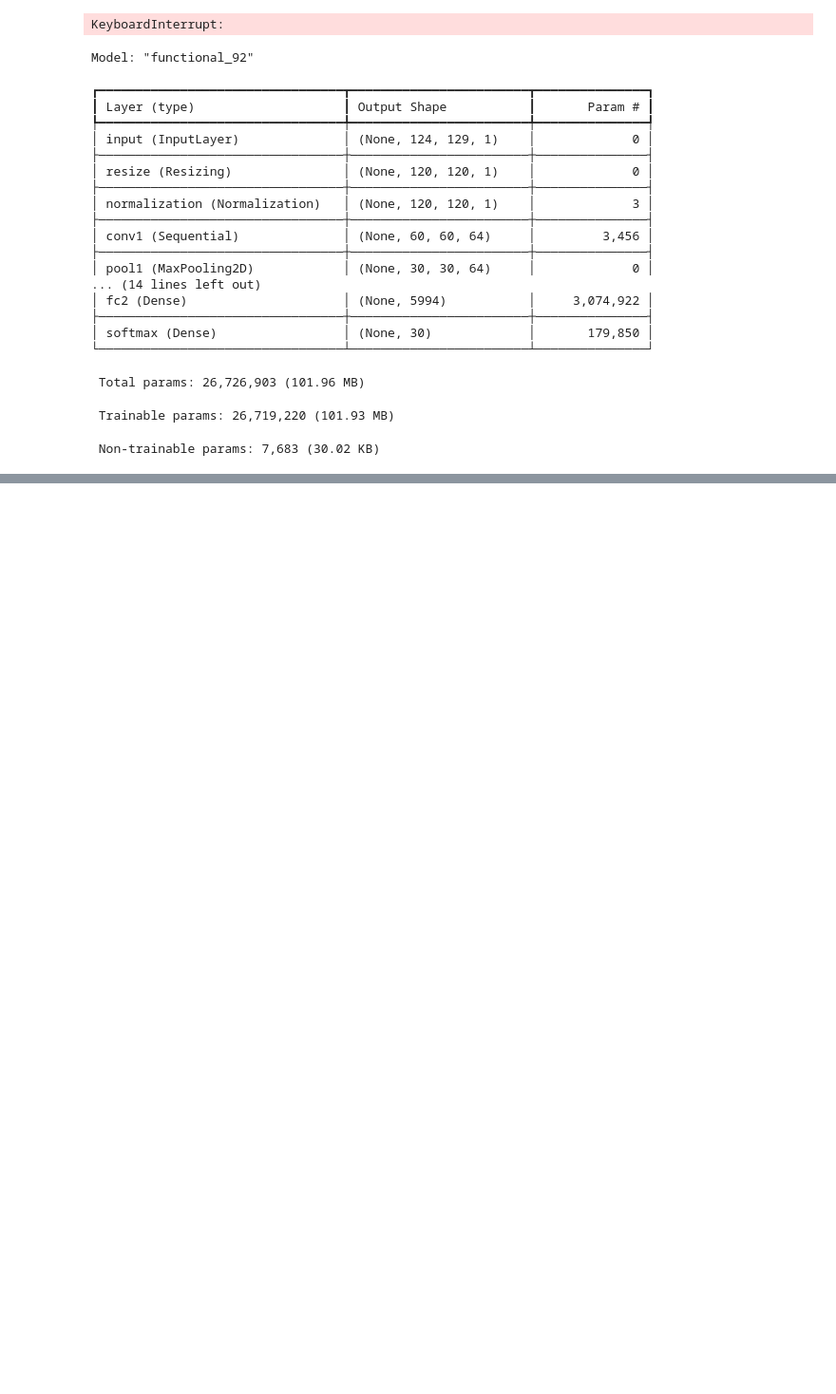
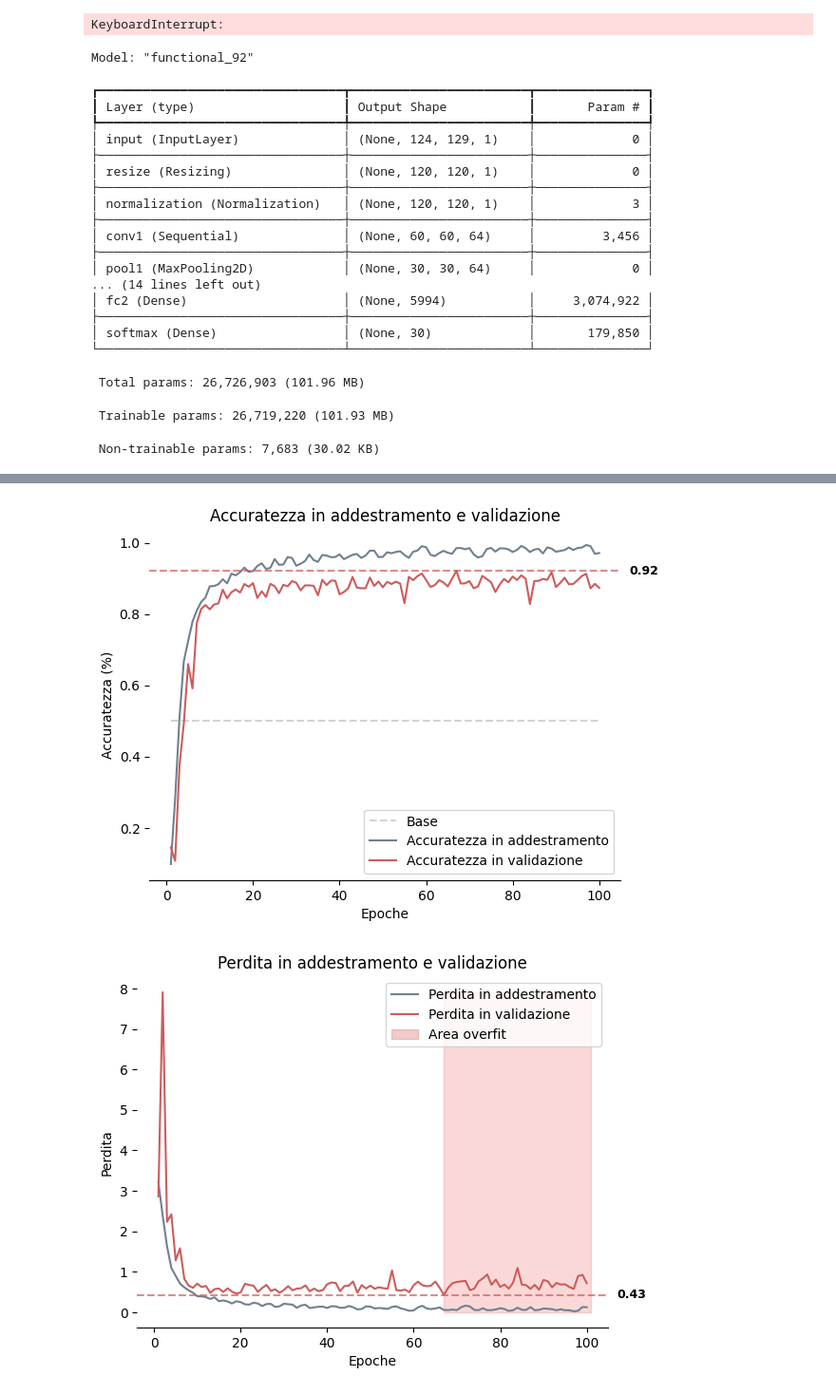
Before and after one commit to HiImGabry/speech-recognition-representation-unica-dl, a Jupyter notebook: Modello_convolutivo_complesso.ipynb, the cells around one changed output, grey strips where cells are left out. Shown at 95% size. Saved outputs shown, nothing was run; the diff lists cells and outputs as text; code cells hidden in the pictures; blank space fills up the shorter version.

```diff
--- a/Modello_convolutivo_complesso.ipynb
+++ b/Modello_convolutivo_complesso.ipynb
@@ -384,15 +402,15 @@ class VoxProfunda():
         avg_pooling = tf.keras.layers.GlobalAveragePooling2D(name="pool_time")(fc1)
 
         # fc2
-        fc2 = layers.Dense(5994, activation="relu", name="fc2")(avg_pooling)
+        fc2 = tf.keras.layers.Dense(5994, activation="relu", name="fc2")(avg_pooling)
 
         # softmax
-        outputs = layers.Dense(30, activation="softmax", name="softmax")(fc2)
+        outputs = tf.keras.layers.Dense(30, activation="softmax", name="softmax")(fc2)
 
-        return models.Model(inputs=inputs, outputs=outputs)
+        return tf.keras.models.Model(inputs=inputs, outputs=outputs)
 
 model = VoxProfunda()
 model = model.get_model()
-model.compile(loss="sparse_categorical_crossentropy", optimizer="rmsprop", metrics=["accuracy"])
+model.compile(loss="sparse_categorical_crossentropy", optimizer="adam", metrics=["accuracy"])
 model.summary()
 # %% [output]
@@ -425,0 +525,5 @@ KeyboardInterrupt:
+# %%
+create_train_val_plot(history.history)
+# %% [output]
+[figure, added]
+[figure, added]
```
Also changed, not shown: parts of 8 cells of this notebook, 1 other file.
